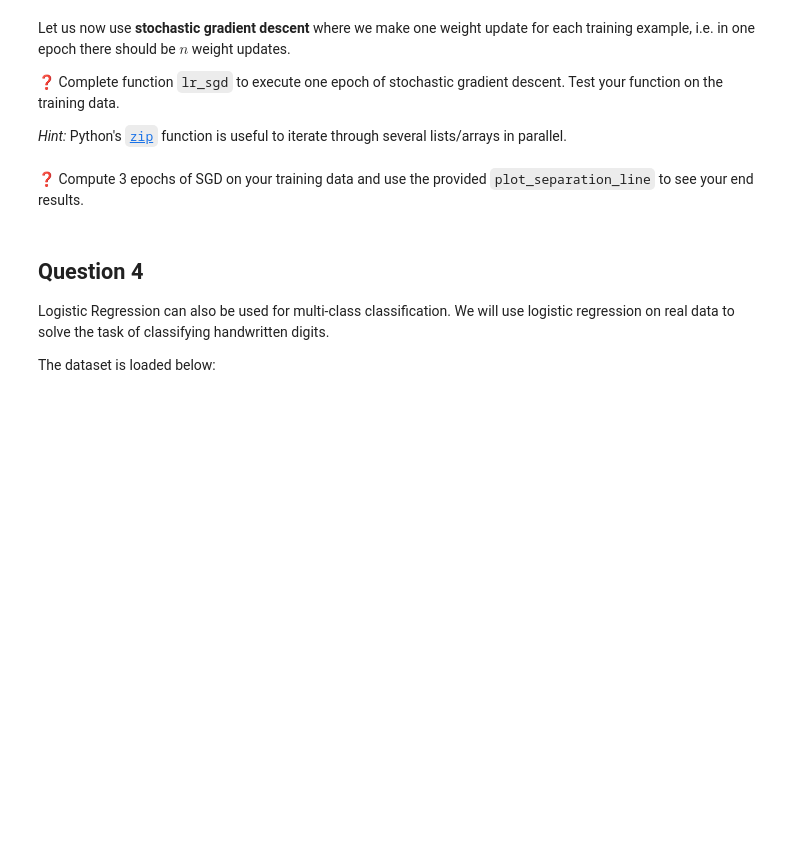
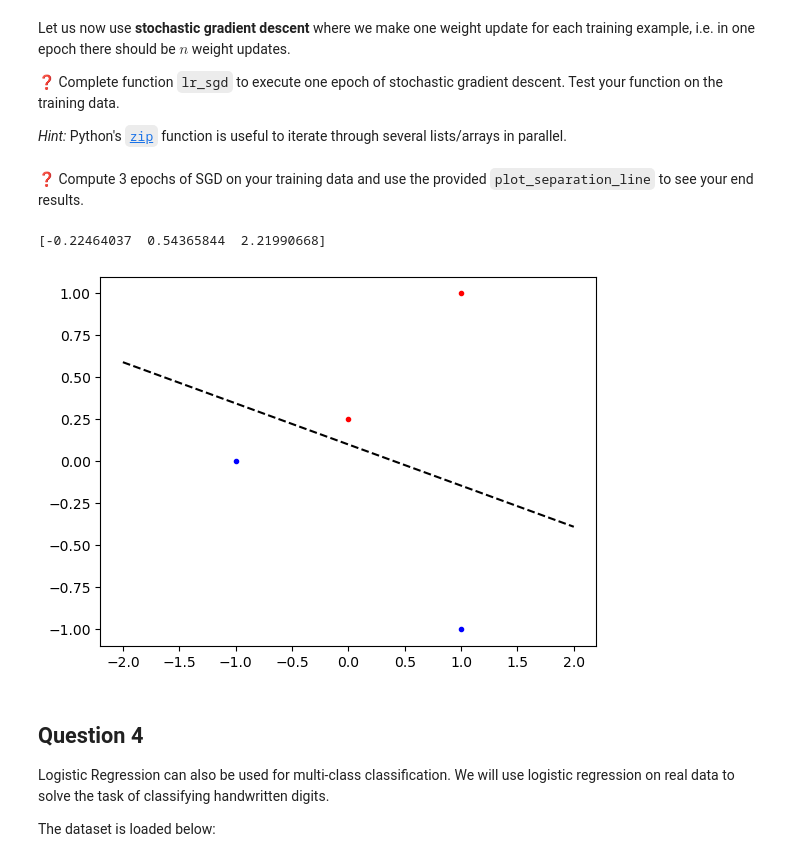
Before and after one commit to RodsCoimbra/IST-Aprof, a Jupyter notebook: Problemas/PB3/practical_03.ipynb, the cells around one changed output. Cells and saved outputs as stored; diff of their text form; code cells hidden in the pictures; blank space fills up the shorter version.

```diff
--- a/Problemas/PB3/practical_03.ipynb
+++ b/Problemas/PB3/practical_03.ipynb
@@ -219,14 +219,15 @@ Receives:
 Returns:
     w: updated weights
 '''
-
 def lr_batch_gd(inputs, labels, w, eta):
     # Compute vector of probabilities of size p+1.
+    prob = 1/(1+np.exp(-inputs @ w))
+    # Compute gradient of loss function; vector of size p+1.
+    Loss_Gradient = -np.sum(inputs*(np.array([labels]).T - prob), axis = 0)
+    # Gradient descent update of w
+    w = w - eta * np.array([Loss_Gradient]).T
 
-    # Compute gradient of loss function; vector of size p+1.
-
-    # Gradient descent update of w
-    return w
+    return w.T
 # %% [markdown]
 ❓ Test your function on the provided training data assuming an initialization of all zeros for the weights and a learning rate of $\eta=1$
 # %%
@@ -234,6 +235,8 @@ x = np.array([[-1,0],
               [0, 0.25],
               [1, 1],
               [1, -1]])
+
+
 
 # Adding column of 1s to account for bias
 inputs = np.concatenate([np.ones((x.shape[0],1)), x], axis = 1)
@@ -241,9 +244,9 @@ inputs = np.concatenate([np.ones((x.shape[0],1)), x], axis = 1)
 y = np.array([0, 1, 1, 0])
 
 # Initialize weights and set learning rate
-
-
+w = np.zeros((inputs.shape[1],1))
 # Test function
+w = lr_batch_gd(inputs, y, w, 1)
 # %% [markdown]
 Let us now use **stochastic gradient descent** where we make one weight update for each training example, i.e. in one epoch there should be $n$ weight updates.
 
@@ -263,13 +266,13 @@ Returns:
 
 def lr_sgd(inputs, labels, w, eta):
     # For each training example
-
+    for x, y in zip(inputs, labels):
         # Compute probability y_hat
-
+        y_hat = 1/(1+ np.exp(-x@w))
         # Compute gradient
-
+        Loss_Gradient = -x*(y-y_hat)
         # Update weights:
-
+        w = w - eta * Loss_Gradient
     return w
 # %% [markdown]
 ❓ Compute 3 epochs of SGD on your training data and use the provided `plot_separation_line` to see your end results.
@@ -293,3 +292,21 @@ def plot_separation_line(inputs, labels, w):
+# %%
+x = np.array([[-1,0],
+              [0, 0.25],
+              [1, 1],
+              [1, -1]])
+
+inputs = np.concatenate([np.ones((x.shape[0],1)), x], axis = 1)
+y = np.array([0, 1, 1, 0])
+w = np.zeros(inputs.shape[1])
+# Run 3 epochs
+for i in range(3):
+   w = lr_sgd(inputs, y, w, 1)
+print(w)
+# Plot hyperplane
+plot_separation_line(inputs, y, w)
+# %% [output]
+[-0.22464037  0.54365844  2.21990668]
+[figure, added]
 # %% [markdown]
 ## Question 4
 
```
Also changed, not shown: parts of 3 cells of this notebook.
